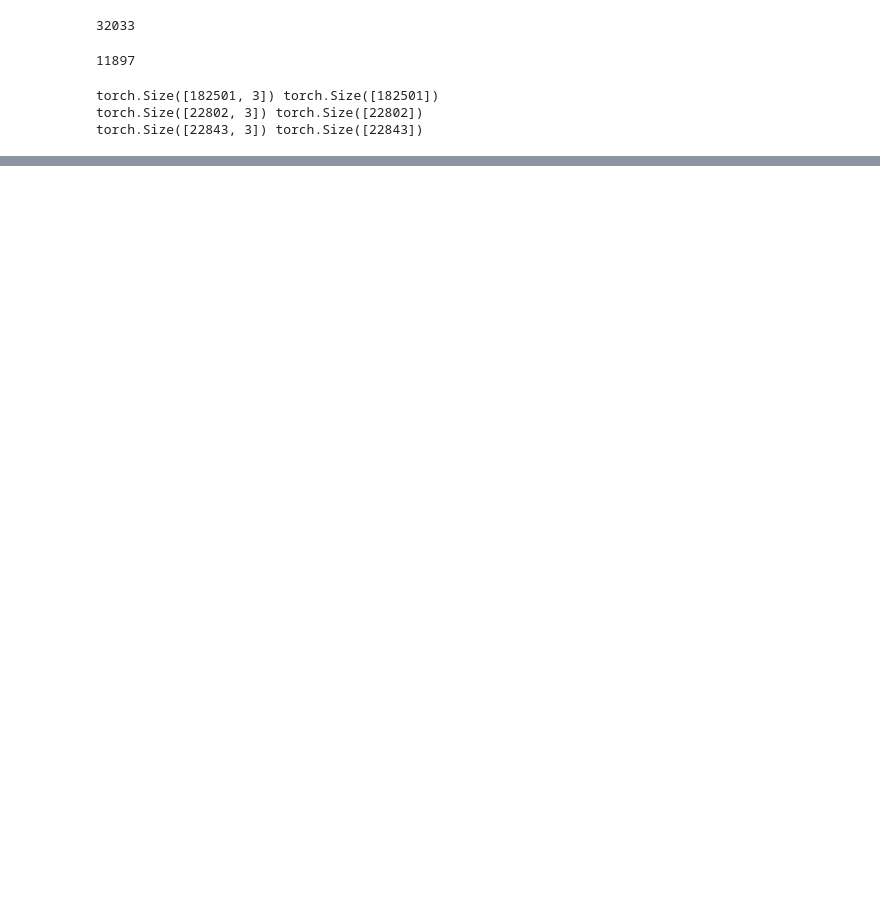
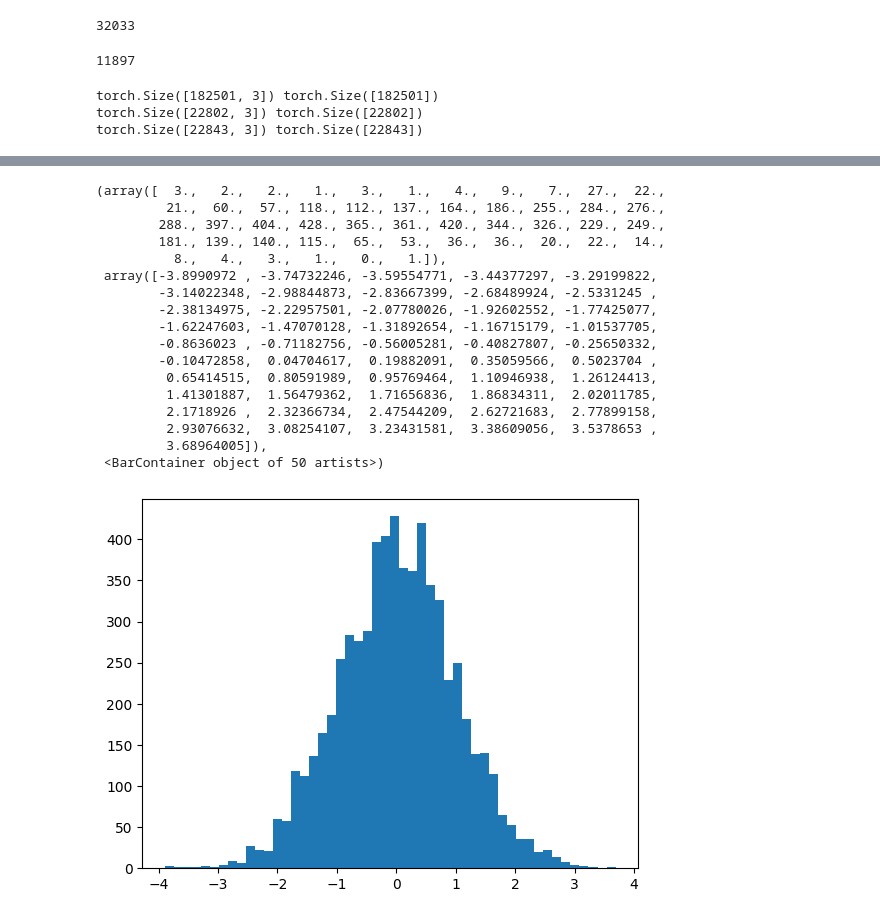
Before and after one commit to JagdeepSingh13/deep_learning_ng, a Jupyter notebook: andrej_k/makemore/makemore_mlp_2.ipynb, the cells around one changed output, grey strips where cells are left out. Cells and saved outputs as stored; diff of their text form; code cells hidden in the pictures; blank space fills up the shorter version.

```diff
--- a/andrej_k/makemore/makemore_mlp_2.ipynb
+++ b/andrej_k/makemore/makemore_mlp_2.ipynb
@@ -104,0 +154,21 @@ tensor(2.3813, grad_fn=<NllLossBackward0>)
+# %%
+plt.hist(hpreact.view(-1).tolist(), 50)
+# %% [output]
+(array([  3.,   2.,   2.,   1.,   3.,   1.,   4.,   9.,   7.,  27.,  22.,
+         21.,  60.,  57., 118., 112., 137., 164., 186., 255., 284., 276.,
+        288., 397., 404., 428., 365., 361., 420., 344., 326., 229., 249.,
+        181., 139., 140., 115.,  65.,  53.,  36.,  36.,  20.,  22.,  14.,
+          8.,   4.,   3.,   1.,   0.,   1.]),
+ array([-3.8990972 , -3.74732246, -3.59554771, -3.44377297, -3.29199822,
+        -3.14022348, -2.98844873, -2.83667399, -2.68489924, -2.5331245 ,
+        -2.38134975, -2.22957501, -2.07780026, -1.92602552, -1.77425077,
+        -1.62247603, -1.47070128, -1.31892654, -1.16715179, -1.01537705,
+        -0.8636023 , -0.71182756, -0.56005281, -0.40827807, -0.25650332,
+        -0.10472858,  0.04704617,  0.19882091,  0.35059566,  0.5023704 ,
+         0.65414515,  0.80591989,  0.95769464,  1.10946938,  1.26124413,
+         1.41301887,  1.56479362,  1.71656836,  1.86834311,  2.02011785,
+         2.1718926 ,  2.32366734,  2.47544209,  2.62721683,  2.77899158,
+         2.93076632,  3.08254107,  3.23431581,  3.38609056,  3.5378653 ,
+         3.68964005]),
+ <BarContainer object of 50 artists>)
+[figure, added]
```
Also changed, not shown: parts of 11 cells of this notebook.
